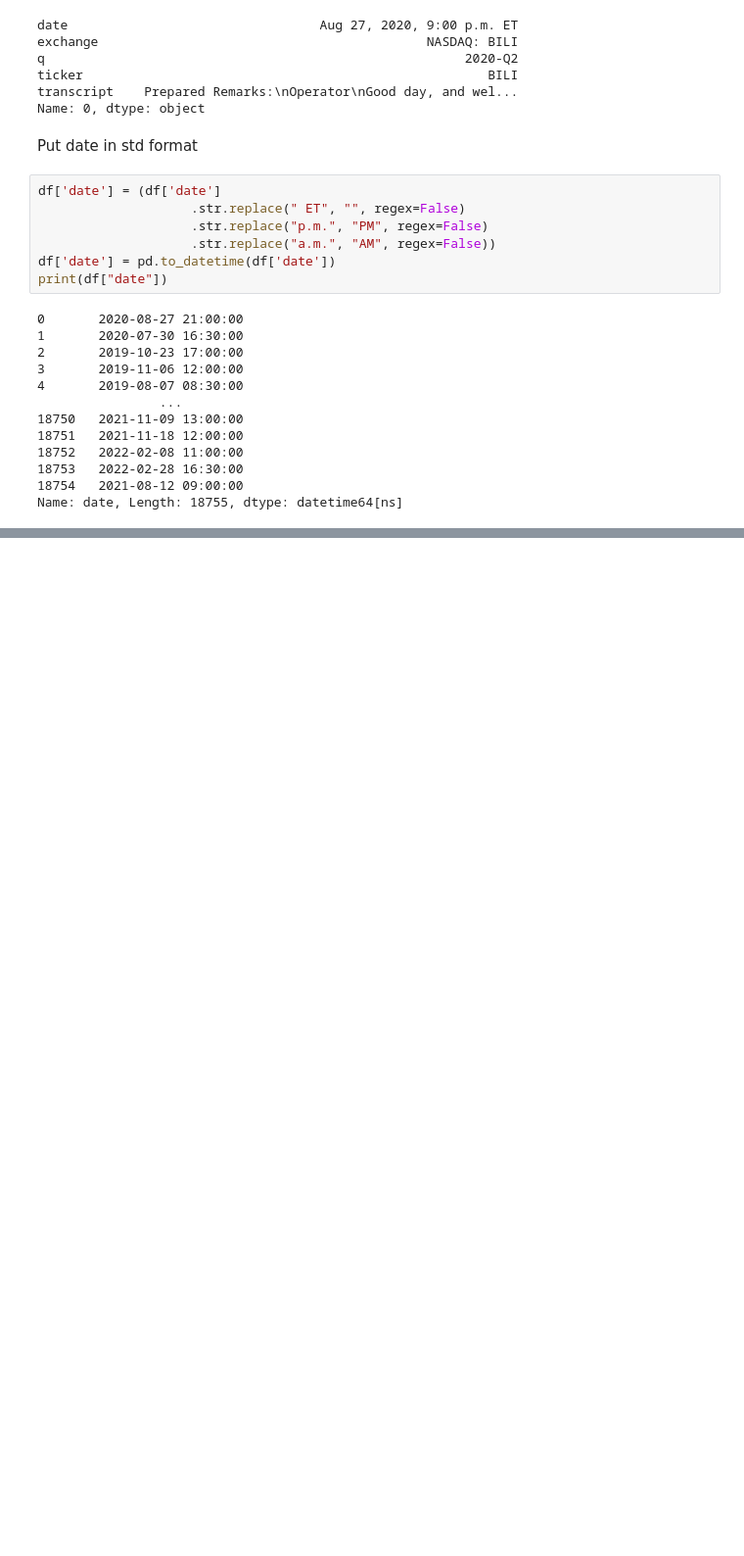
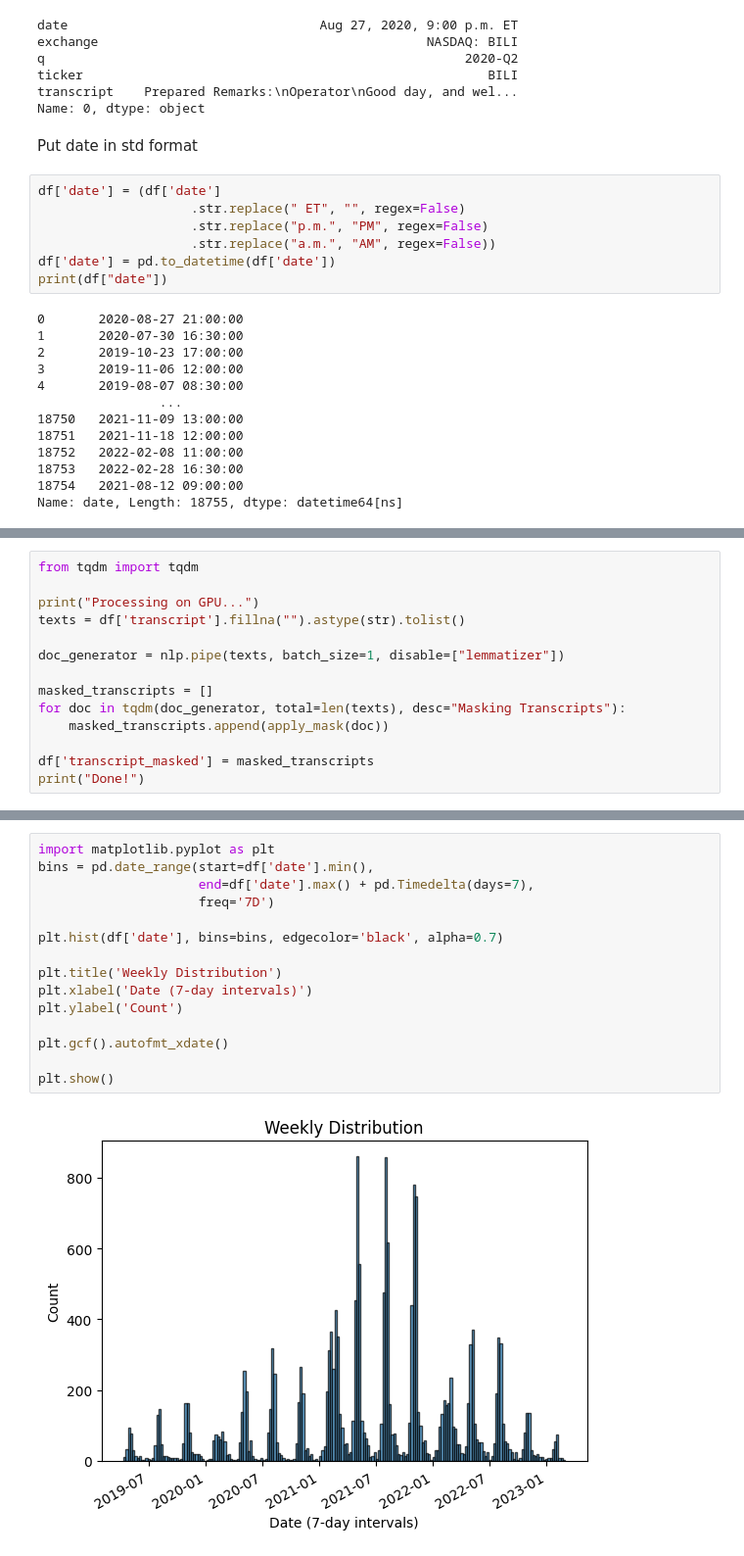
Before and after one commit to TeddyNyberg/StockScreener, a Jupyter notebook: app/ml_logic/prediction_models/earnings_summary_model.ipynb, the cells around one changed output, grey strips where cells are left out. Shown at 98% size. Drawn from its saved outputs; the diff is of its cells as text; blank space fills up the shorter version.

```diff
--- a/app/ml_logic/prediction_models/earnings_summary_model.ipynb
+++ b/app/ml_logic/prediction_models/earnings_summary_model.ipynb
@@ -50,0 +76,14 @@ Name: date, Length: 18755, dtype: datetime64[ns]
+# %%
+from tqdm import tqdm
+
+print("Processing on GPU...")
+texts = df['transcript'].fillna("").astype(str).tolist()
+
+doc_generator = nlp.pipe(texts, batch_size=1, disable=["lemmatizer"])
+
+masked_transcripts = []
+for doc in tqdm(doc_generator, total=len(texts), desc="Masking Transcripts"):
+    masked_transcripts.append(apply_mask(doc))
+
+df['transcript_masked'] = masked_transcripts
+print("Done!")
@@ -50,0 +160,17 @@ Name: date, Length: 18755, dtype: datetime64[ns]
+# %%
+import matplotlib.pyplot as plt
+bins = pd.date_range(start=df['date'].min(),
+                     end=df['date'].max() + pd.Timedelta(days=7),
+                     freq='7D')
+
+plt.hist(df['date'], bins=bins, edgecolor='black', alpha=0.7)
+
+plt.title('Weekly Distribution')
+plt.xlabel('Date (7-day intervals)')
+plt.ylabel('Count')
+
+plt.gcf().autofmt_xdate()
+
+plt.show()
+# %% [output]
+[figure, added]
```
Also changed, not shown: parts of 6 cells of this notebook, 15 other files.
